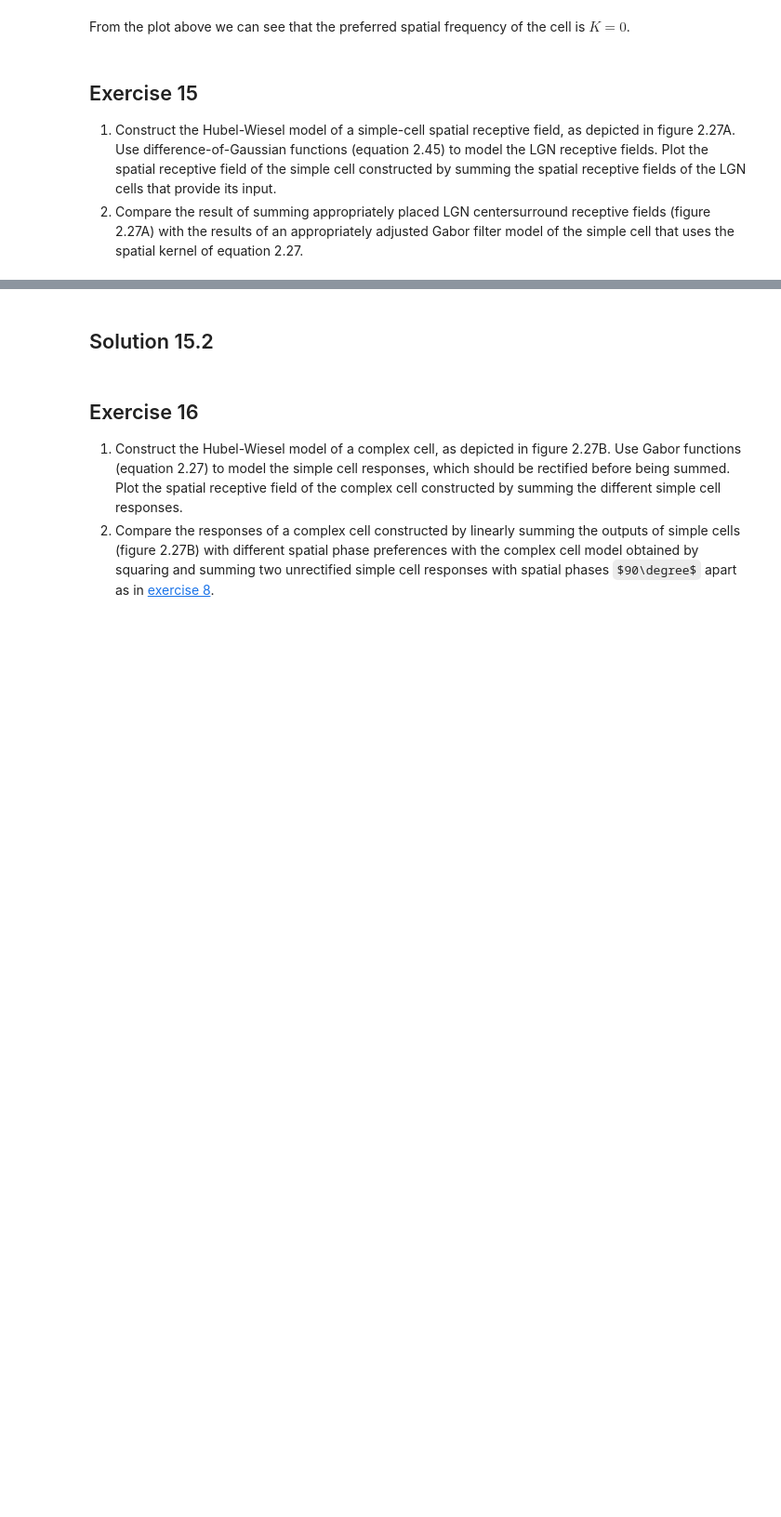
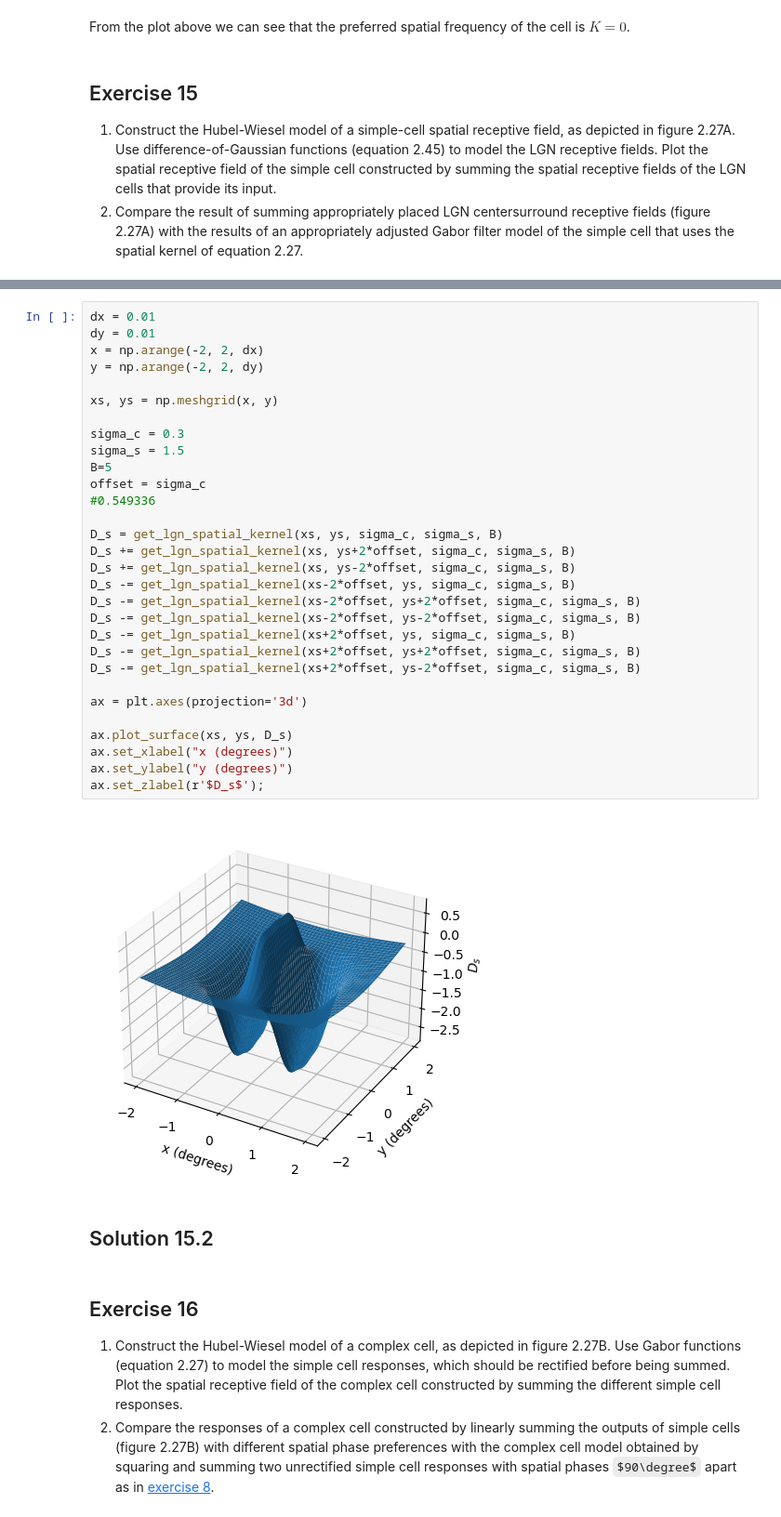
Before and after one commit to JKilgallen/theoretical_neuroscience, a Jupyter notebook: exercises/c2.ipynb, the cells around one changed output, grey strips where cells are left out. Shown at 93% size. Saved outputs shown, nothing was run; the diff lists cells and outputs as text; some formulas as TeX source; blank space fills up the shorter version.

```diff
--- a/exercises/c2.ipynb
+++ b/exercises/c2.ipynb
@@ -1387,3 +1392,35 @@ From the plot above we can see that the preferred spatial frequency of the cell
+# %%
+dx = 0.01
+dy = 0.01
+x = np.arange(-2, 2, dx)
+y = np.arange(-2, 2, dy)
+
+xs, ys = np.meshgrid(x, y)
+
+sigma_c = 0.3
+sigma_s = 1.5
+B=5
+offset = sigma_c
+#0.549336
+
+D_s = get_lgn_spatial_kernel(xs, ys, sigma_c, sigma_s, B)
+D_s += get_lgn_spatial_kernel(xs, ys+2*offset, sigma_c, sigma_s, B)
+D_s += get_lgn_spatial_kernel(xs, ys-2*offset, sigma_c, sigma_s, B)
+D_s -= get_lgn_spatial_kernel(xs-2*offset, ys, sigma_c, sigma_s, B)
+D_s -= get_lgn_spatial_kernel(xs-2*offset, ys+2*offset, sigma_c, sigma_s, B)
+D_s -= get_lgn_spatial_kernel(xs-2*offset, ys-2*offset, sigma_c, sigma_s, B)
+D_s -= get_lgn_spatial_kernel(xs+2*offset, ys, sigma_c, sigma_s, B)
+D_s -= get_lgn_spatial_kernel(xs+2*offset, ys+2*offset, sigma_c, sigma_s, B)
+D_s -= get_lgn_spatial_kernel(xs+2*offset, ys-2*offset, sigma_c, sigma_s, B)
+
+ax = plt.axes(projection='3d')
+
+ax.plot_surface(xs, ys, D_s)
+ax.set_xlabel("x (degrees)")
+ax.set_ylabel("y (degrees)")
+ax.set_zlabel(r'$D_s$');
+# %% [output]
+[figure, added]
 # %% [markdown]
 ## Solution 15.2
 # %% [markdown]
```
Also changed, not shown: parts of 2 cells of this notebook.
